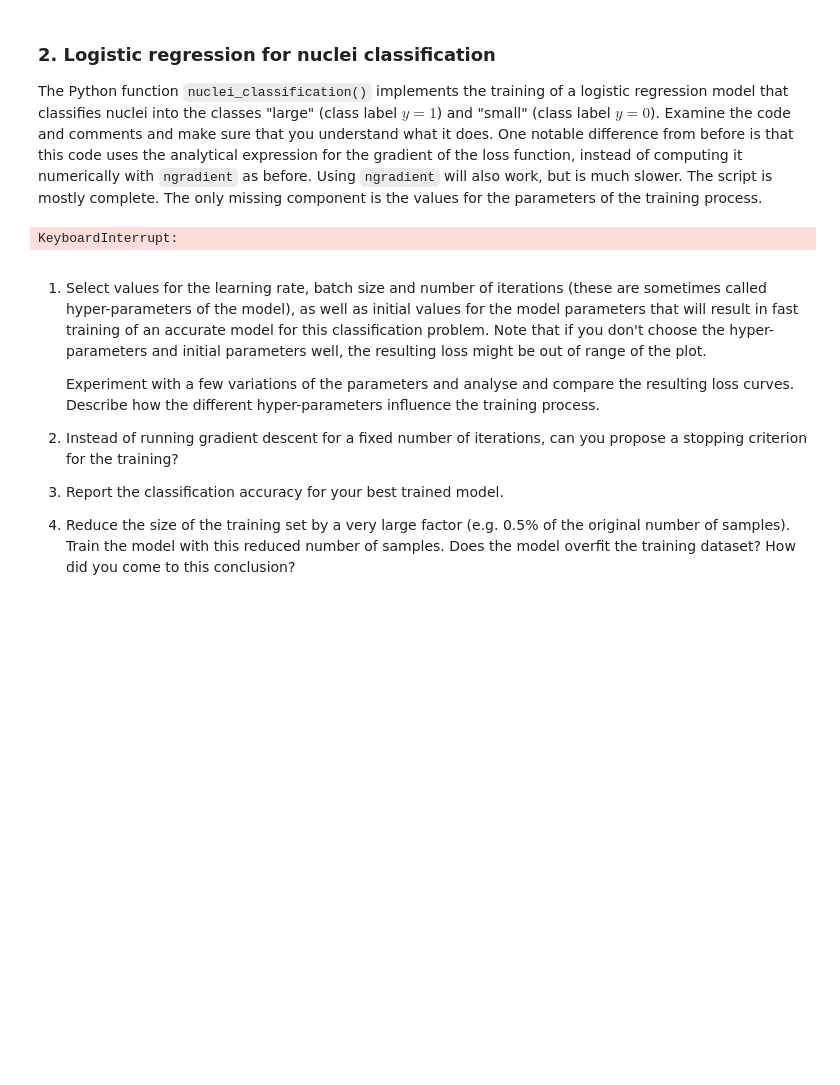
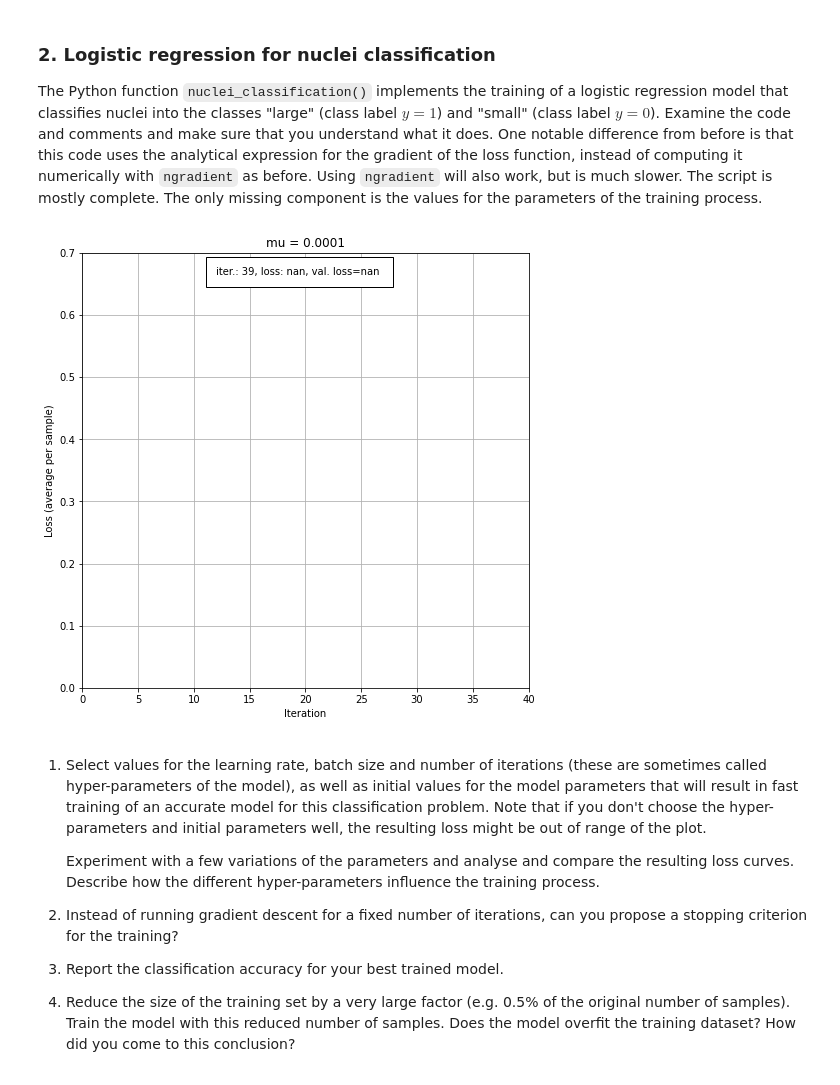
Before and after one commit to JeaninevanIngen/MIA-group-21, a Jupyter notebook: notebooks/cad_project.ipynb, the cells around one changed output. Saved outputs shown, nothing was run; the diff lists cells and outputs as text; code cells hidden in the pictures; blank space fills up the shorter version.

```diff
--- a/notebooks/cad_project.ipynb
+++ b/notebooks/cad_project.ipynb
@@ -64,14 +64,13 @@ The Python function `nuclei_classification()` implements the training of a logis
 # %%
 %matplotlib inline
 import sys
 sys.path.append("../code")
 from cad_project import nuclei_classification
 from IPython.display import display, clear_output
 
 nuclei_classification()
-nuclei_classification2()
 # %% [output]
-KeyboardInterrupt:
+[figure, added]
 # %% [markdown]
 1. Select values for the learning rate, batch size and number of iterations (these are sometimes called hyper-parameters of the model), as well as initial values for the model parameters that will result in fast training of an accurate model for this classification problem. Note that if you don't choose the hyper-parameters and initial parameters well, the resulting loss might be out of range of the plot.
 
```
Also changed, not shown: 1 other file.
